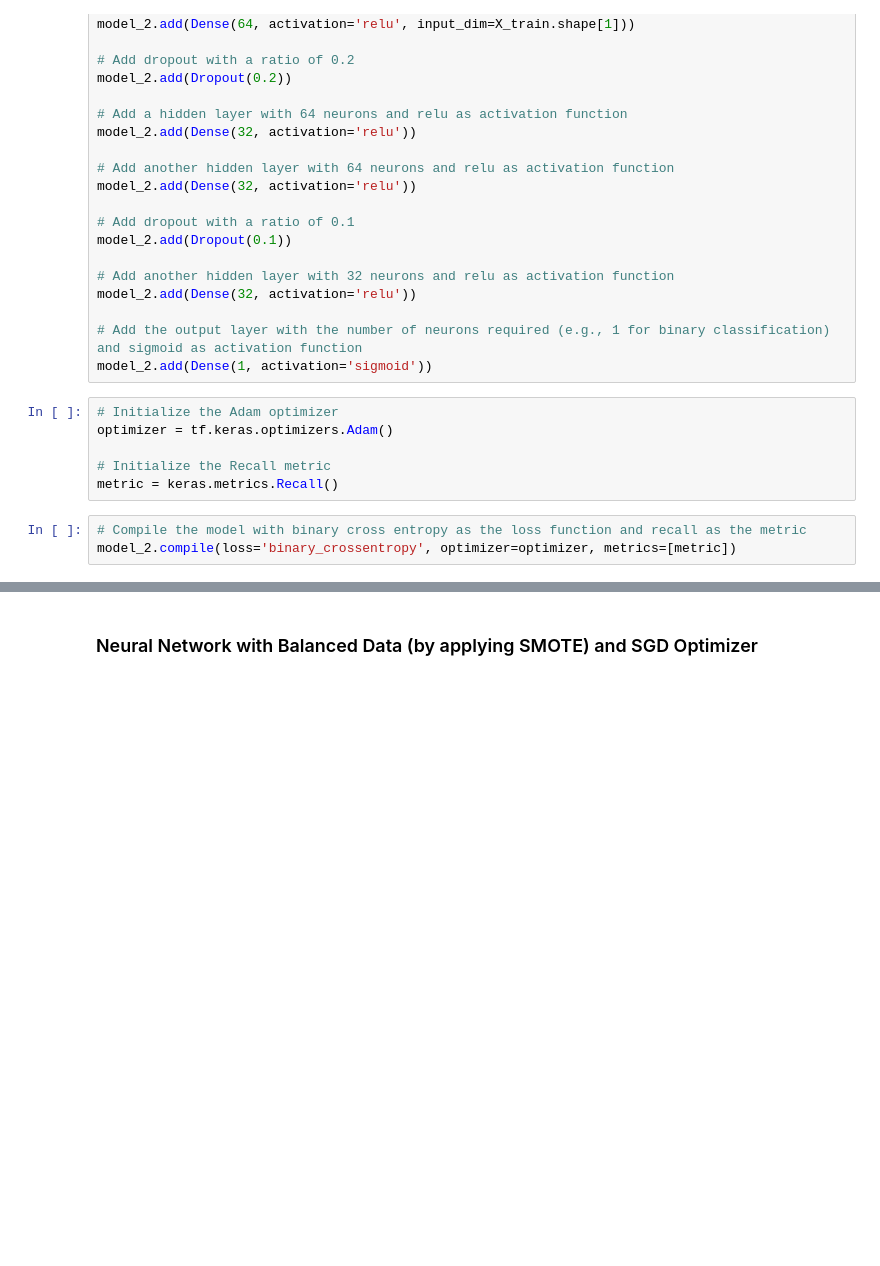
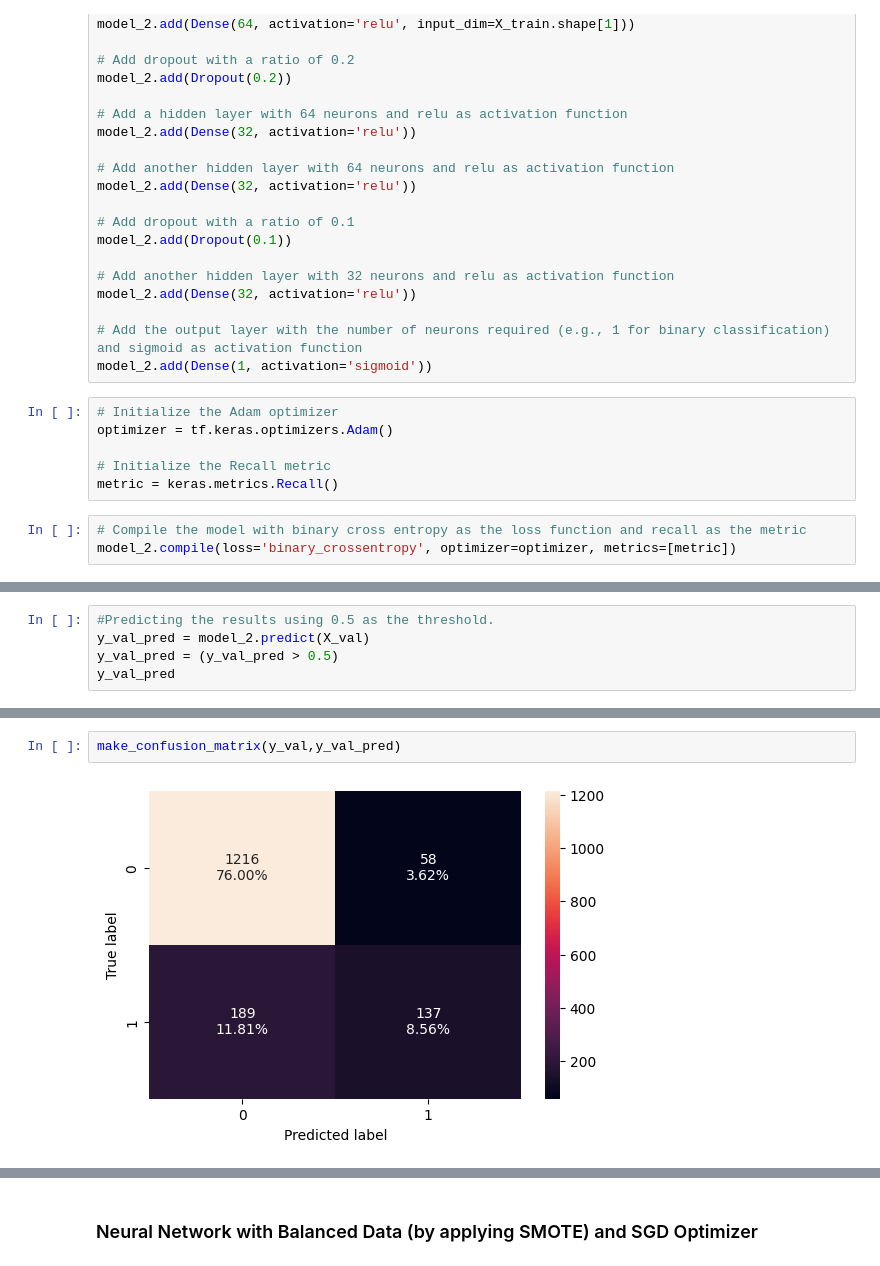
Before and after one commit to aimlalchemists/bank-churn-prediction-neural-network, a Jupyter notebook: bank_churn_prediction_neural_network_model.ipynb, the cells around one changed output, grey strips where cells are left out. Saved outputs shown, nothing was run; the diff lists cells and outputs as text; blank space fills up the shorter version.

```diff
--- a/bank_churn_prediction_neural_network_model.ipynb
+++ b/bank_churn_prediction_neural_network_model.ipynb
@@ -1309,0 +1348,5 @@ Epoch 100/100
+# %%
+#Predicting the results using 0.5 as the threshold.
+y_val_pred = model_2.predict(X_val)
+y_val_pred = (y_val_pred > 0.5)
+y_val_pred
@@ -1309,0 +1411,4 @@ Epoch 100/100
+# %%
+make_confusion_matrix(y_val,y_val_pred)
+# %% [output]
+[figure, added]
```
Also changed, not shown: parts of 36 cells of this notebook.
